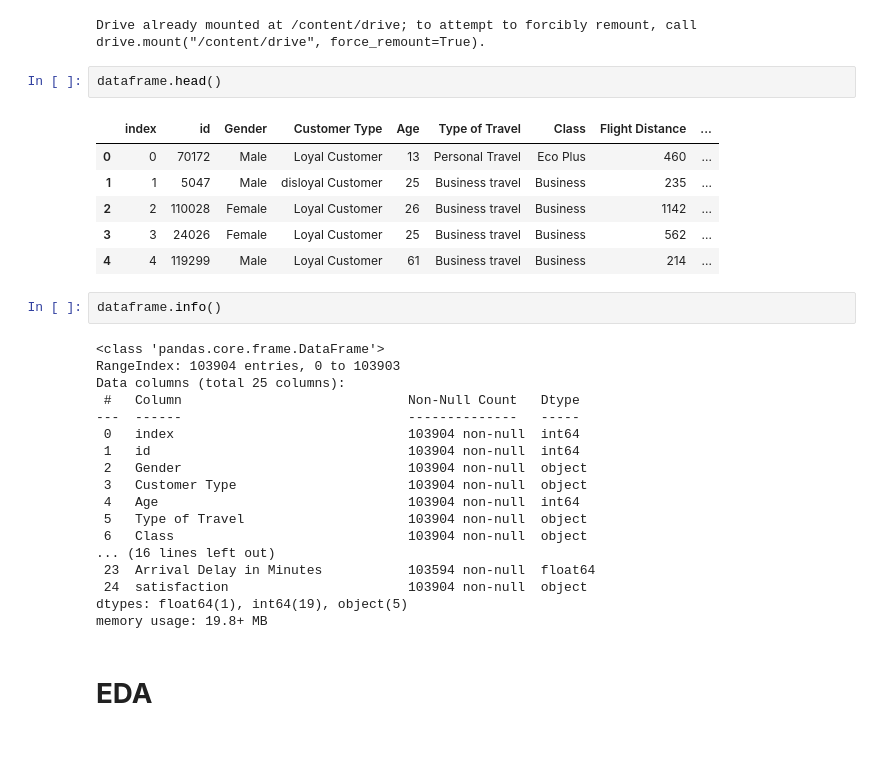
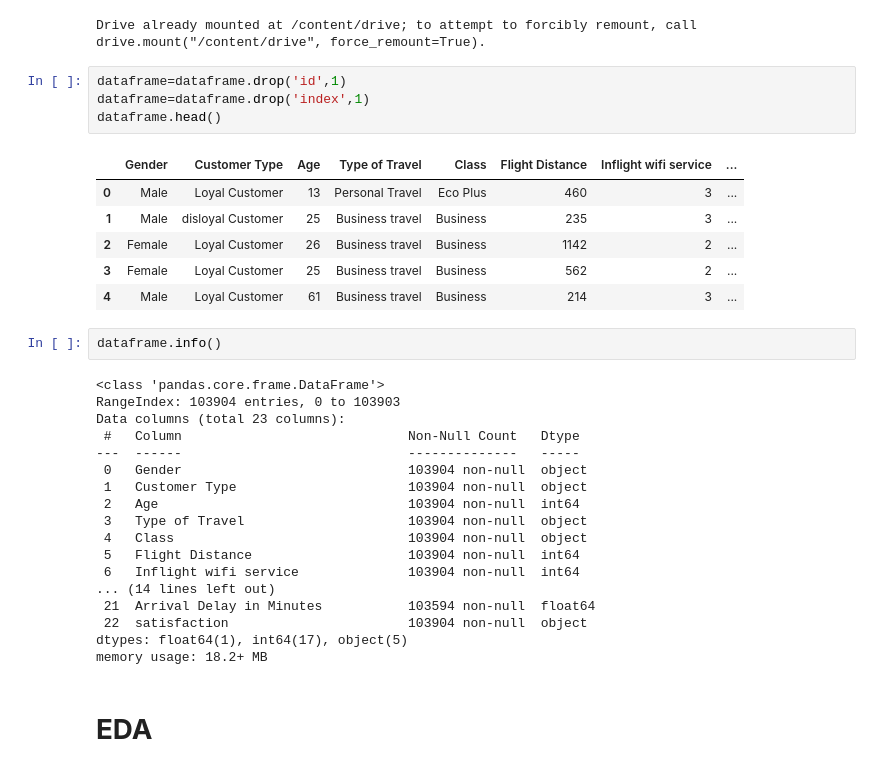
Before and after one commit to soraya-mi/flight_anlysis, a Jupyter notebook: Project2.ipynb, the cells around one changed output. Saved outputs shown, nothing was run; the diff lists cells and outputs as text.

```diff
--- a/Project2.ipynb
+++ b/Project2.ipynb
@@ -10,35 +12,37 @@ drive.mount('/content/drive')
 dataframe = pd.read_csv("/content/drive/MyDrive/Colab Notebooks/flight.csv")
 # %% [output]
 Drive already mounted at /content/drive; to attempt to forcibly remount, call drive.mount("/content/drive", force_remount=True).
-# %%
-dataframe.head()
-# %% [output]
-|  | index | id | Gender | Customer Type | Age | Type of Travel | Class | Flight Distance | ... |
-| 0 | 0 | 70172 | Male | Loyal Customer | 13 | Personal Travel | Eco Plus | 460 | ... |
-| 1 | 1 | 5047 | Male | disloyal Customer | 25 | Business travel | Business | 235 | ... |
-| 2 | 2 | 110028 | Female | Loyal Customer | 26 | Business travel | Business | 1142 | ... |
-| 3 | 3 | 24026 | Female | Loyal Customer | 25 | Business travel | Business | 562 | ... |
-| 4 | 4 | 119299 | Male | Loyal Customer | 61 | Business travel | Business | 214 | ... |
+# %%
+dataframe=dataframe.drop('id',1)
+dataframe=dataframe.drop('index',1)
+dataframe.head()
+# %% [output]
+|  | Gender | Customer Type | Age | Type of Travel | Class | Flight Distance | Inflight wifi service | ... |
+| 0 | Male | Loyal Customer | 13 | Personal Travel | Eco Plus | 460 | 3 | ... |
+| 1 | Male | disloyal Customer | 25 | Business travel | Business | 235 | 3 | ... |
+| 2 | Female | Loyal Customer | 26 | Business travel | Business | 1142 | 2 | ... |
+| 3 | Female | Loyal Customer | 25 | Business travel | Business | 562 | 2 | ... |
+| 4 | Male | Loyal Customer | 61 | Business travel | Business | 214 | 3 | ... |
 # %%
 dataframe.info()
 # %% [output]
 <class 'pandas.core.frame.DataFrame'>
 RangeIndex: 103904 entries, 0 to 103903
-Data columns (total 25 columns):
+Data columns (total 23 columns):
  #   Column                             Non-Null Count   Dtype
 ---  ------                             --------------   -----
- 0   index                              103904 non-null  int64
- 1   id                                 103904 non-null  int64
- 2   Gender                             103904 non-null  object
- 3   Customer Type                      103904 non-null  object
- 4   Age                                103904 non-null  int64
- 5   Type of Travel                     103904 non-null  object
- 6   Class                              103904 non-null  object
-... (16 lines left out)
- 23  Arrival Delay in Minutes           103594 non-null  float64
- 24  satisfaction                       103904 non-null  object
-dtypes: float64(1), int64(19), object(5)
-memory usage: 19.8+ MB
+ 0   Gender                             103904 non-null  object
+ 1   Customer Type                      103904 non-null  object
+ 2   Age                                103904 non-null  int64
+ 3   Type of Travel                     103904 non-null  object
+ 4   Class                              103904 non-null  object
+ 5   Flight Distance                    103904 non-null  int64
+ 6   Inflight wifi service              103904 non-null  int64
+... (14 lines left out)
+ 21  Arrival Delay in Minutes           103594 non-null  float64
+ 22  satisfaction                       103904 non-null  object
+dtypes: float64(1), int64(17), object(5)
+memory usage: 18.2+ MB
 # %% [markdown]
 # **EDA**
 # %% [markdown]
```
Also changed, not shown: parts of 10 cells of this notebook.
